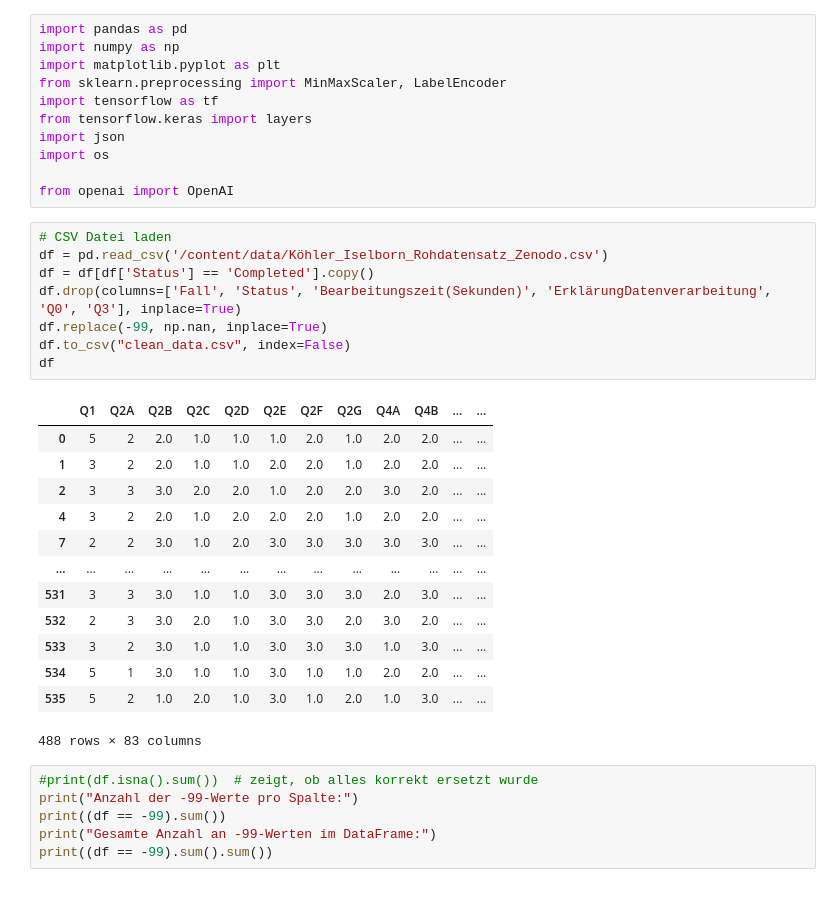
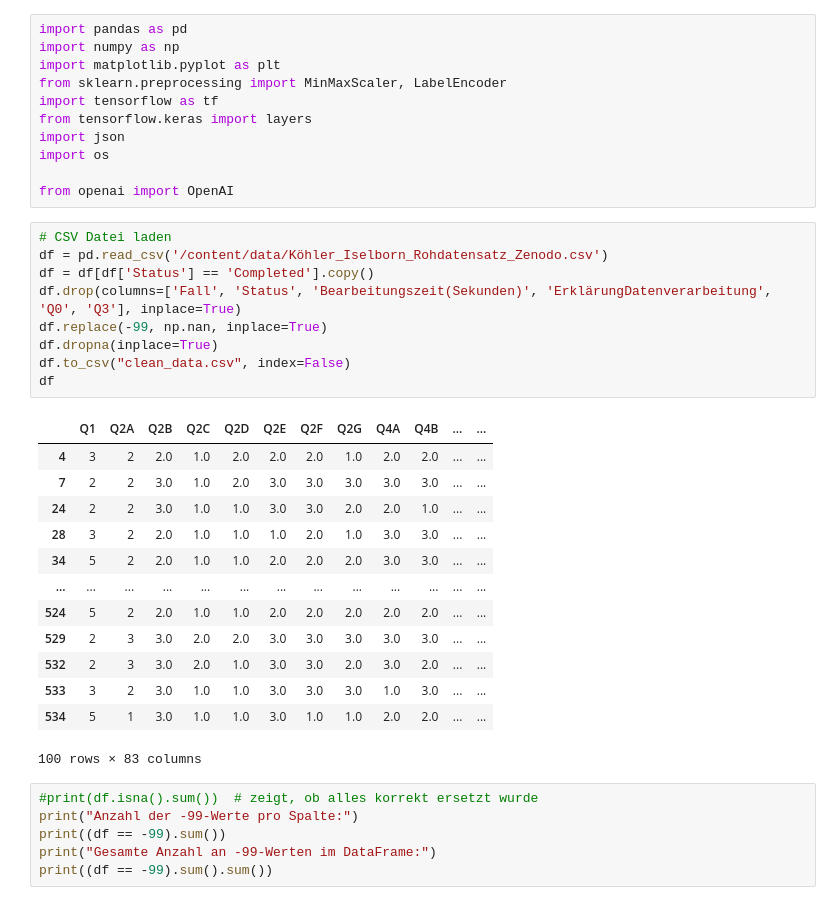
Before and after one commit to fskHartmann/Bierprojekt, a Jupyter notebook: src/llm/llm_synthesis.ipynb, the cells around one changed output. Drawn from its saved outputs; the diff is of its cells as text.

```diff
--- a/src/llm/llm_synthesis.ipynb
+++ b/src/llm/llm_synthesis.ipynb
@@ -12,25 +14,26 @@ from openai import OpenAI
 # %%
 # CSV Datei laden
 df = pd.read_csv('/content/data/Köhler_Iselborn_Rohdatensatz_Zenodo.csv')
 df = df[df['Status'] == 'Completed'].copy()
 df.drop(columns=['Fall', 'Status', 'Bearbeitungszeit(Sekunden)', 'ErklärungDatenverarbeitung', 'Q0', 'Q3'], inplace=True)
 df.replace(-99, np.nan, inplace=True)
+df.dropna(inplace=True)
 df.to_csv("clean_data.csv", index=False)
 df
 # %% [output]
 |  | Q1 | Q2A | Q2B | Q2C | Q2D | Q2E | Q2F | Q2G | Q4A | Q4B | ... | ... |
-| 0 | 5 | 2 | 2.0 | 1.0 | 1.0 | 1.0 | 2.0 | 1.0 | 2.0 | 2.0 | ... | ... |
-| 1 | 3 | 2 | 2.0 | 1.0 | 1.0 | 2.0 | 2.0 | 1.0 | 2.0 | 2.0 | ... | ... |
-| 2 | 3 | 3 | 3.0 | 2.0 | 2.0 | 1.0 | 2.0 | 2.0 | 3.0 | 2.0 | ... | ... |
 | 4 | 3 | 2 | 2.0 | 1.0 | 2.0 | 2.0 | 2.0 | 1.0 | 2.0 | 2.0 | ... | ... |
 | 7 | 2 | 2 | 3.0 | 1.0 | 2.0 | 3.0 | 3.0 | 3.0 | 3.0 | 3.0 | ... | ... |
+| 24 | 2 | 2 | 3.0 | 1.0 | 1.0 | 3.0 | 3.0 | 2.0 | 2.0 | 1.0 | ... | ... |
+| 28 | 3 | 2 | 2.0 | 1.0 | 1.0 | 1.0 | 2.0 | 1.0 | 3.0 | 3.0 | ... | ... |
+| 34 | 5 | 2 | 2.0 | 1.0 | 1.0 | 2.0 | 2.0 | 2.0 | 3.0 | 3.0 | ... | ... |
 | ... | ... | ... | ... | ... | ... | ... | ... | ... | ... | ... | ... | ... |
-| 531 | 3 | 3 | 3.0 | 1.0 | 1.0 | 3.0 | 3.0 | 3.0 | 2.0 | 3.0 | ... | ... |
+| 524 | 5 | 2 | 2.0 | 1.0 | 1.0 | 2.0 | 2.0 | 2.0 | 2.0 | 2.0 | ... | ... |
+| 529 | 2 | 3 | 3.0 | 2.0 | 2.0 | 3.0 | 3.0 | 3.0 | 3.0 | 3.0 | ... | ... |
 | 532 | 2 | 3 | 3.0 | 2.0 | 1.0 | 3.0 | 3.0 | 2.0 | 3.0 | 2.0 | ... | ... |
 | 533 | 3 | 2 | 3.0 | 1.0 | 1.0 | 3.0 | 3.0 | 3.0 | 1.0 | 3.0 | ... | ... |
 | 534 | 5 | 1 | 3.0 | 1.0 | 1.0 | 3.0 | 1.0 | 1.0 | 2.0 | 2.0 | ... | ... |
-| 535 | 5 | 2 | 1.0 | 2.0 | 1.0 | 3.0 | 1.0 | 2.0 | 1.0 | 3.0 | ... | ... |
-488 rows × 83 columns
+100 rows × 83 columns
 # %%
 #print(df.isna().sum())  # zeigt, ob alles korrekt ersetzt wurde
 print("Anzahl der -99-Werte pro Spalte:")
```
Also changed, not shown: parts of 7 cells of this notebook.
